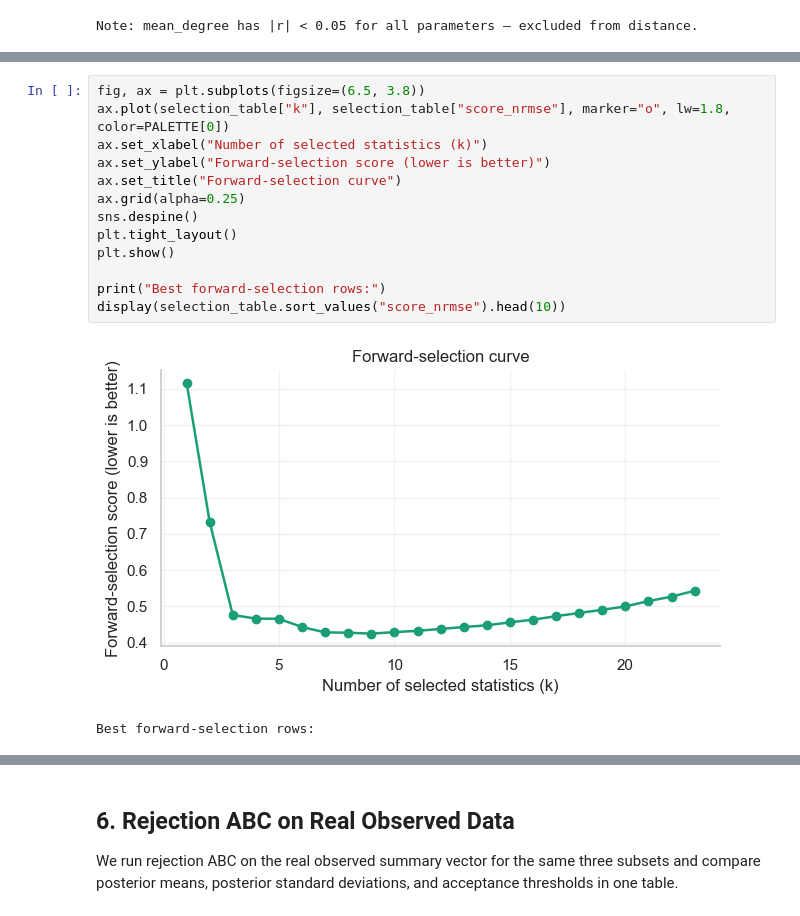
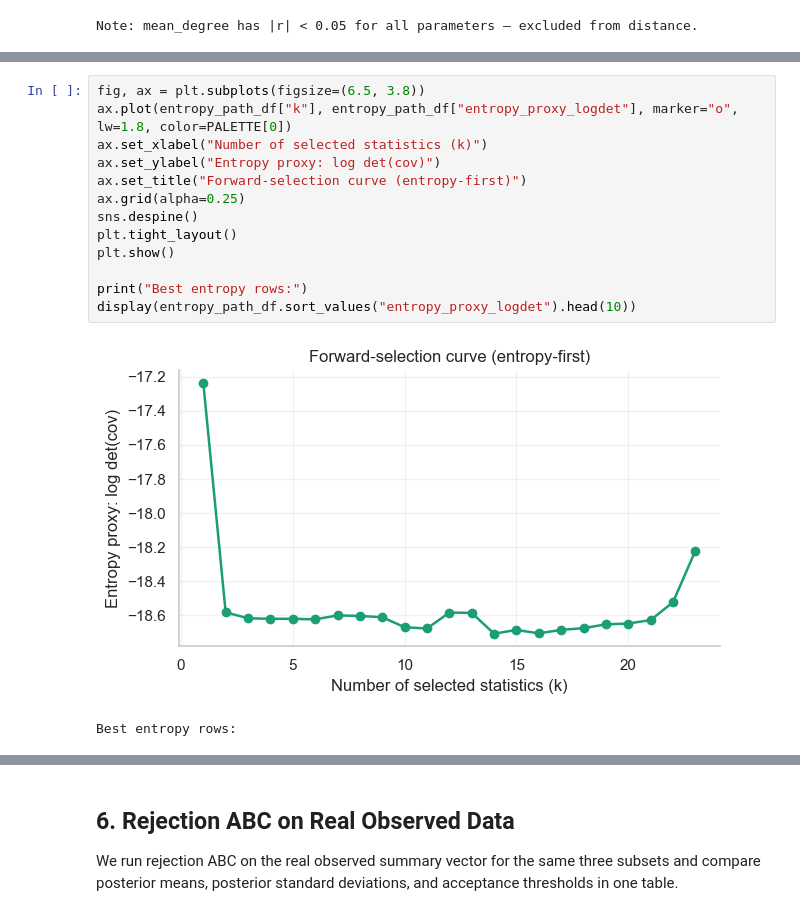
Before and after one commit to zyyy22/ST3247-Project, a Jupyter notebook: ST3247_ABC_v2.ipynb, the cells around one changed output, grey strips where cells are left out. Cells and saved outputs as stored; diff of their text form.

Commit message:
configured summary stats and added entropy as a way of narrowing down subsets

```diff
--- a/ST3247_ABC_v2.ipynb
+++ b/ST3247_ABC_v2.ipynb
@@ -669,16 +668,16 @@ display(selection_table.sort_values("score_nrmse").head(10))
 # %%
 fig, ax = plt.subplots(figsize=(6.5, 3.8))
-ax.plot(selection_table["k"], selection_table["score_nrmse"], marker="o", lw=1.8, color=PALETTE[0])
+ax.plot(entropy_path_df["k"], entropy_path_df["entropy_proxy_logdet"], marker="o", lw=1.8, color=PALETTE[0])
 ax.set_xlabel("Number of selected statistics (k)")
-ax.set_ylabel("Forward-selection score (lower is better)")
-ax.set_title("Forward-selection curve")
+ax.set_ylabel("Entropy proxy: log det(cov)")
+ax.set_title("Forward-selection curve (entropy-first)")
 ax.grid(alpha=0.25)
 sns.despine()
 plt.tight_layout()
 plt.show()
 
-print("Best forward-selection rows:")
-display(selection_table.sort_values("score_nrmse").head(10))
+print("Best entropy rows:")
+display(entropy_path_df.sort_values("entropy_proxy_logdet").head(10))
 # %% [output]
-[figure, old version]
+[figure, new version]
-Best forward-selection rows:
+Best entropy rows:
```
Also changed, not shown: parts of 26 cells of this notebook.
